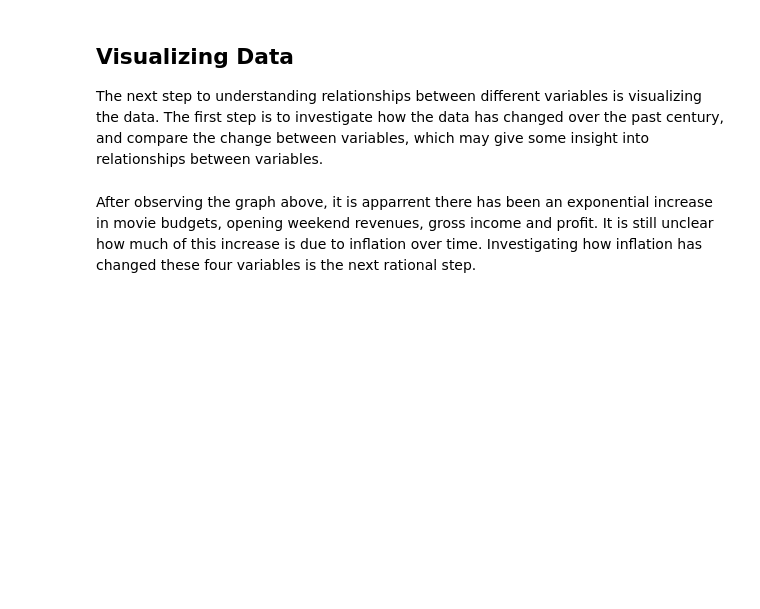
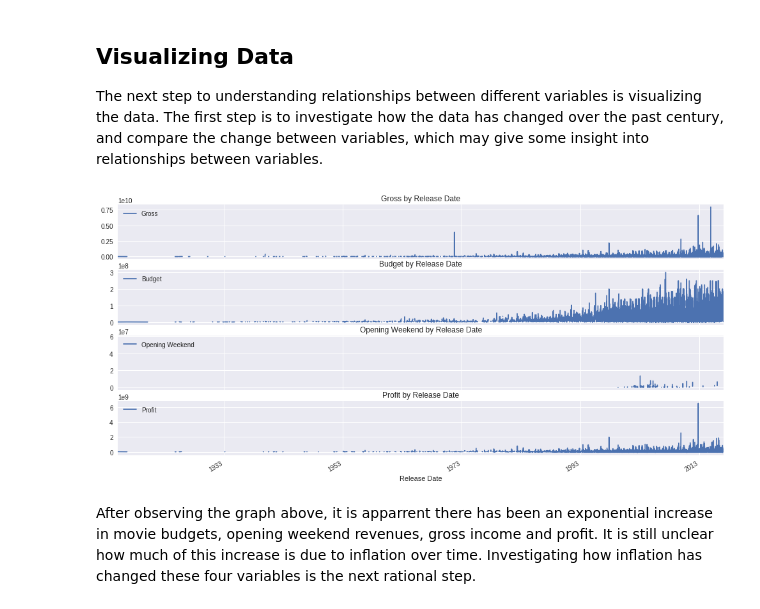
Before and after one commit to brookemosby/Movies, a Jupyter notebook: Jarvis_Project.ipynb, the cells around one changed output. Saved outputs shown, nothing was run; the diff lists cells and outputs as text; code cells hidden in the pictures; blank space fills up the shorter version.

```diff
--- a/Jarvis_Project.ipynb
+++ b/Jarvis_Project.ipynb
@@ -371,7 +373,7 @@ df1.to_csv( "Result_Data/total_cleaned.csv" )
 ## Feature Engineering
 Some adjustments to the dataset will be needed in order to better understand the data. First it will be beneficial to create a column corresponding to the decades of the movies' release date. A column that identifies the profit of the movie will be crucial in determining the financial success of the movie. To create a Profit column, the budget of the movie will be subtracted from the gross income. Finally, there is one remaining issue to be addressed. Because the movies in the dataset span the past century the monetary amounts are not adjusted for inflation, making them difficult to compare directly. To resolve the disagreement between the monetary amounts, a dataset containing the CPI for each year from 1914 will used to adjust for inflation. The CPI, Consumer Price Index, describes the amount of purchasing power the average consumer has. To account for inflation, the current CPI is divided by the CPI of the year when the movie was released to obtain a ratio of purchasing power. The monetary amounts are multiplied by this ratio, resulting in a new monetary amount corresponding to the approximate amount with today's purchasing power. The budget, opening weekend revenue, gross income, and profit of each movie will be adjusted for inflation, and placed into new columns. With the adjusted inflation columns, relationships between variables may become more apparent.
 # %%
-df1=df1.drop(9433)
+df1=df1.drop(9797)
 # %%
 # Calculating the decade for the release date
 df1[ "Decade" ] = df1[ "Release Date" ].apply( lambda x: ( ( x.year % 1900 ) // 10 ) * 10 + 1900  )
@@ -405 +411,13 @@ TypeError: ("cannot do label indexing on <class 'pandas.core.indexes.numeric.Int
+# %%
+df1['IMDb Rating'] = df1['IMDb Rating'].astype('float')
+df1['Meta Score'] = df1['Meta Score'].astype('float')
+df1['Num Votes'] = df1['Num Votes'].astype('float')
+df1['Oscar Nominations'] = df1['Oscar Nominations'].astype('int')
+df1['Oscar Wins'] = df1['Oscar Wins'].astype('int')
+df1['Other Nominations'] = df1['Other Nominations'].astype('int')
+df1['Other Wins'] = df1['Other Wins'].astype('int')
+df1['Runtime (mins)'] = df1['Runtime (mins)'].astype('float')
+df1["Total Nominations"] = df1['Oscar Nominations'] + df1["Other Nominations"]
+df1["Total Wins"] = df1["Oscar Wins"]+df1["Other Wins"]
+df1["Length of Title"] = df1["Title"].apply( lambda x: len(x))
 # %%
@@ -408,15 +449,18 @@ df1.to_csv( "Result_Data/fifth_2000_engineered.csv" )
 ## Visualizing Data
 The next step to understanding relationships between different variables is visualizing the data. The first step is to investigate how the data has changed over the past century, and compare the change between variables, which may give some insight into relationships between variables.
 # %%
+df = df1
 plt.figure( figsize = ( 17, 8 ) )
 ax4      = plt.subplot( 414 )
 ax1, ax2 = plt.subplot( 411, sharex = ax4 ), plt.subplot( 412, sharex = ax4 )
 ax3      = plt.subplot( 413, sharex = ax4 )
-df.plot( y = "Gross",  x = "Release", ax = ax1, title = "Gross by Release Date" )
-df.plot( y = "Budget", x = "Release", ax = ax2, title = "Budget by Release Date" )
-df.plot( y = "Open",   x = "Release", ax = ax3, title = "Opening Weekend by Release Date" )
-df.plot( y = "Profit", x = "Release", ax = ax4, title = "Profit by Release Date" )
+df.plot( y = "Gross",  x = "Release Date", ax = ax1, title = "Gross by Release Date" )
+df.plot( y = "Budget", x = "Release Date", ax = ax2, title = "Budget by Release Date" )
+df.plot( y = "Opening Weekend",   x = "Release Date", ax = ax3, title = "Opening Weekend by Release Date" )
+df.plot( y = "Profit", x = "Release Date", ax = ax4, title = "Profit by Release Date" )
 plt.show()
+# %% [output]
+[figure, added]
 # %% [markdown]
 After observing the graph above, it is apparrent there has been an exponential increase in movie budgets, opening weekend revenues, gross income and profit. It is still unclear how much of this increase is due to inflation over time. Investigating how inflation has changed these four variables is the next rational step.
 # %%
```
Also changed, not shown: parts of 19 cells of this notebook, 2 other files.
